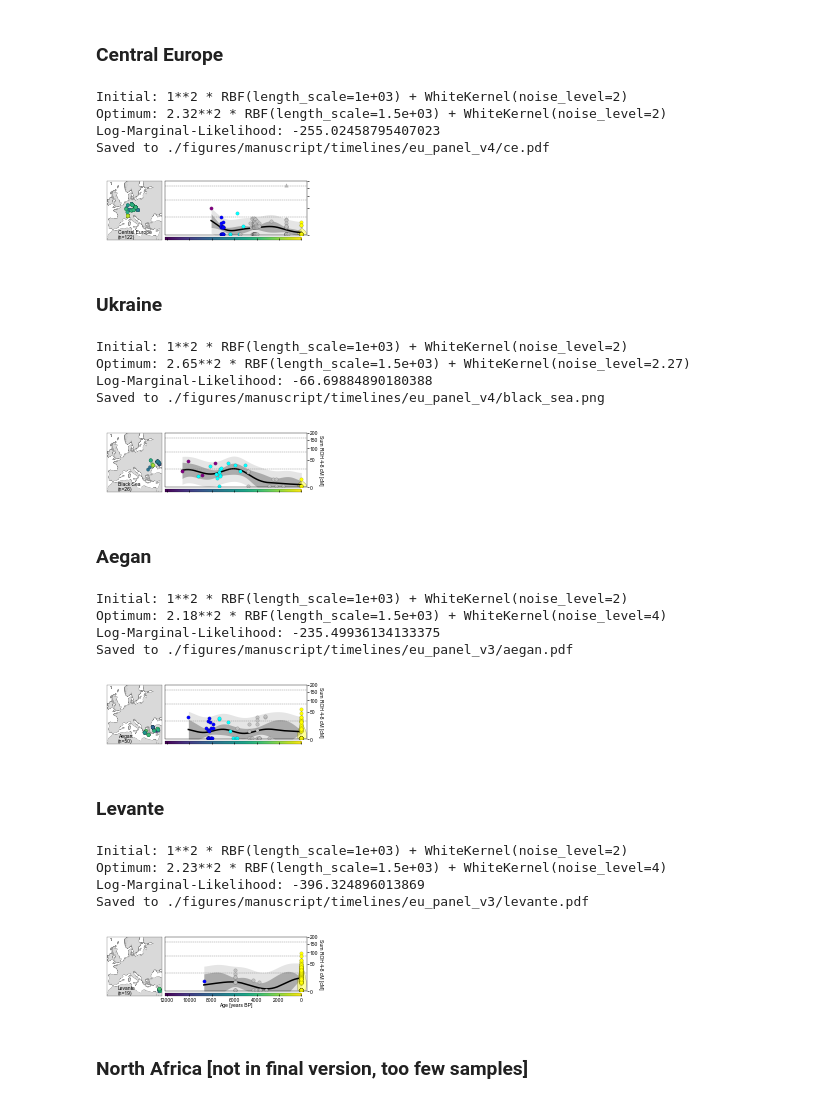
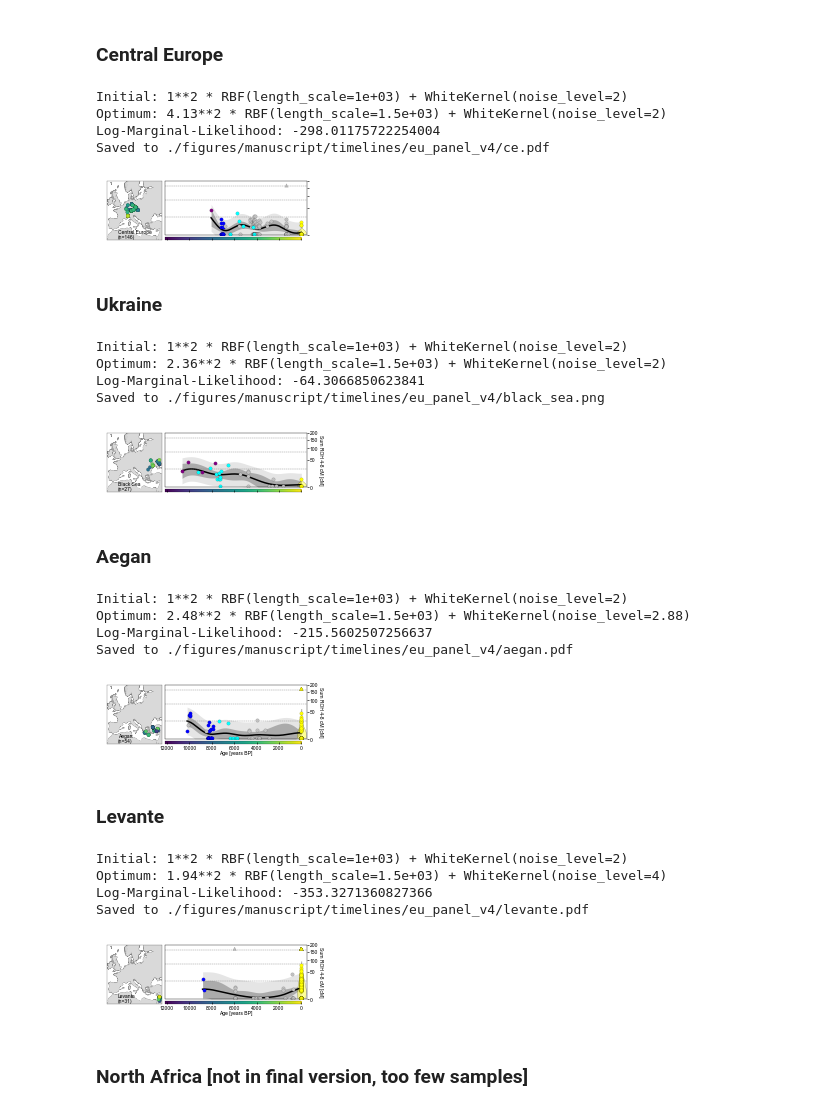
Before and after one commit to hringbauer/hapROH, a Jupyter notebook: Notebooks/Figures/plot_timelinesROH.ipynb, the cells around one changed output. Drawn from its saved outputs; the diff is of its cells as text; code cells hidden in the pictures.

```diff
--- a/Notebooks/Figures/plot_timelinesROH.ipynb
+++ b/Notebooks/Figures/plot_timelinesROH.ipynb
@@ -667,7 +667,7 @@ Saved to ./figures/manuscript/timelines/eu_panel_v4/baltic.png
 ### Central Europe
 # %%
 pop = "Central Europe"
-df1 = pd.read_csv("./Empirical/roh_all_inds.csv", sep="\t")
+df1 = pd.read_csv("./Empirical/roh_all_inds_final_v42.csv", sep="\t")
 df_t = extract_pop(df1, age_range=[0,12200], pop=pop)
 label = prep_label(df_t, pop)
 
@@ -684,15 +684,15 @@ plot_map_time(df_t, figsize=(3.6 , 1.1), crs_m=[28, 63, -11, 38],
               widths=800, alpha_vio=0.4, savepath="./figures/manuscript/timelines/eu_panel_v4/ce.pdf")
 # %% [output]
 Initial: 1**2 * RBF(length_scale=1e+03) + WhiteKernel(noise_level=2)
-Optimum: 2.32**2 * RBF(length_scale=1.5e+03) + WhiteKernel(noise_level=2)
-Log-Marginal-Likelihood: -255.02458795407023
+Optimum: 4.13**2 * RBF(length_scale=1.5e+03) + WhiteKernel(noise_level=2)
+Log-Marginal-Likelihood: -298.01175722254004
 Saved to ./figures/manuscript/timelines/eu_panel_v4/ce.pdf
-[figure, old version]
+[figure, new version]
 # %% [markdown]
 ### Ukraine
 # %%
 pop = "Black Sea"
-df1 = pd.read_csv("./Empirical/roh_all_inds.csv", sep="\t")
+df1 = pd.read_csv("./Empirical/roh_all_inds_final_v42.csv", sep="\t")
 df_t = extract_pop(df1, age_range=[0,12200], pop=pop)
 label = prep_label(df_t, pop)
 
@@ -708,39 +708,39 @@ plot_map_time(df_t, figsize=(3.6 , 1.1), crs_m=[28, 63, -11, 38],
               widths=800, alpha_vio=0.4, savepath="./figures/manuscript/timelines/eu_panel_v4/black_sea.png")
 # %% [output]
 Initial: 1**2 * RBF(length_scale=1e+03) + WhiteKernel(noise_level=2)
-Optimum: 2.65**2 * RBF(length_scale=1.5e+03) + WhiteKernel(noise_level=2.27)
-Log-Marginal-Likelihood: -66.69884890180388
+Optimum: 2.36**2 * RBF(length_scale=1.5e+03) + WhiteKernel(noise_level=2)
+Log-Marginal-Likelihood: -64.3066850623841
 Saved to ./figures/manuscript/timelines/eu_panel_v4/black_sea.png
-[figure, old version]
+[figure, new version]
 # %% [markdown]
 ### Aegan
 # %%
 pop = "Aegan"
-df1 = pd.read_csv("./Empirical/roh_all_inds.csv", sep="\t")
+df1 = pd.read_csv("./Empirical/roh_all_inds_final_v42.csv", sep="\t")
 df_t = extract_pop(df1, age_range=[0,12200], pop=pop)
 label = prep_label(df_t, pop)
 
 #tick_l=[f"$2N_e=250$", f"$2N_e=500$", f"$2N_e=2000$"]
 plot_map_time(df_t, figsize=(3.6 , 1.1), crs_m=[28, 63, -11, 38],
               width_ratios=(8, 20), height_ratios=[15, 1], hspace=0.06, wspace=0.015,
               s_tl=12, ec="k", lw=0.09, x_lim_tl=[-500, 12200], vrange_m=[0,12200],
               y_lim_tl=[0,200], fsl=5, fs=5, fs_leg=5, leg_loc_tl="", title_tl="",
               map_title=label, title_loc=(0.2,0.01), cm=4, cm1=8, frac=0,
-              lgth_s=[1500,1500], bottomrow=False, rightcol=True, lw_fit=1.5,
+              lgth_s=[1500,1500], bottomrow=True, rightcol=True, lw_fit=1.5,
               ticks=[158.74, 83.82, 21.84], tick_l=[],
               width_t=0.6, length_t=2, lbl_pad_time=5, lbl_pad_age=0, xl_pad=1.5, yl_pad=1,
-              widths=800, alpha_vio=0.4, savepath="./figures/manuscript/timelines/eu_panel_v3/aegan.pdf")
+              widths=800, alpha_vio=0.4, savepath="./figures/manuscript/timelines/eu_panel_v4/aegan.pdf")
 # %% [output]
 Initial: 1**2 * RBF(length_scale=1e+03) + WhiteKernel(noise_level=2)
-Optimum: 2.18**2 * RBF(length_scale=1.5e+03) + WhiteKernel(noise_level=4)
-Log-Marginal-Likelihood: -235.49936134133375
-Saved to ./figures/manuscript/timelines/eu_panel_v3/aegan.pdf
+Optimum: 2.48**2 * RBF(length_scale=1.5e+03) + WhiteKernel(noise_level=2.88)
+Log-Marginal-Likelihood: -215.5602507256637
+Saved to ./figures/manuscript/timelines/eu_panel_v4/aegan.pdf
-[figure, old version]
+[figure, new version]
 # %% [markdown]
 ### Levante
 # %%
 pop = "Levante"
-df1 = pd.read_csv("./Empirical/roh_all_inds.csv", sep="\t")
+df1 = pd.read_csv("./Empirical/roh_all_inds_final_v42.csv", sep="\t")
 df_t = extract_pop(df1, age_range=[0, 12200], pop=pop)
 label = prep_label(df_t, pop)
 
@@ -753,13 +753,13 @@ plot_map_time(df_t, figsize=(3.6 , 1.1), crs_m=[28, 63, -11, 38],
               lgth_s=[1500,1500], bottomrow=True, rightcol=True, lw_fit=1.5,
               ticks=[158.74, 83.82, 21.84], tick_l=[],
               width_t=0.6, length_t=2, lbl_pad_time=5, lbl_pad_age=0, xl_pad=1.5, yl_pad=1,
-              widths=800, alpha_vio=0.4, savepath="./figures/manuscript/timelines/eu_panel_v3/levante.pdf")
+              widths=800, alpha_vio=0.4, savepath="./figures/manuscript/timelines/eu_panel_v4/levante.pdf")
 # %% [output]
 Initial: 1**2 * RBF(length_scale=1e+03) + WhiteKernel(noise_level=2)
-Optimum: 2.23**2 * RBF(length_scale=1.5e+03) + WhiteKernel(noise_level=4)
-Log-Marginal-Likelihood: -396.324896013869
-Saved to ./figures/manuscript/timelines/eu_panel_v3/levante.pdf
+Optimum: 1.94**2 * RBF(length_scale=1.5e+03) + WhiteKernel(noise_level=4)
+Log-Marginal-Likelihood: -353.3271360827366
+Saved to ./figures/manuscript/timelines/eu_panel_v4/levante.pdf
-[figure, old version]
+[figure, new version]
 # %% [markdown]
 ### North Africa [not in final version, too few samples]
 # %%
```
Also changed, not shown: parts of 28 cells of this notebook, 8 other files.
